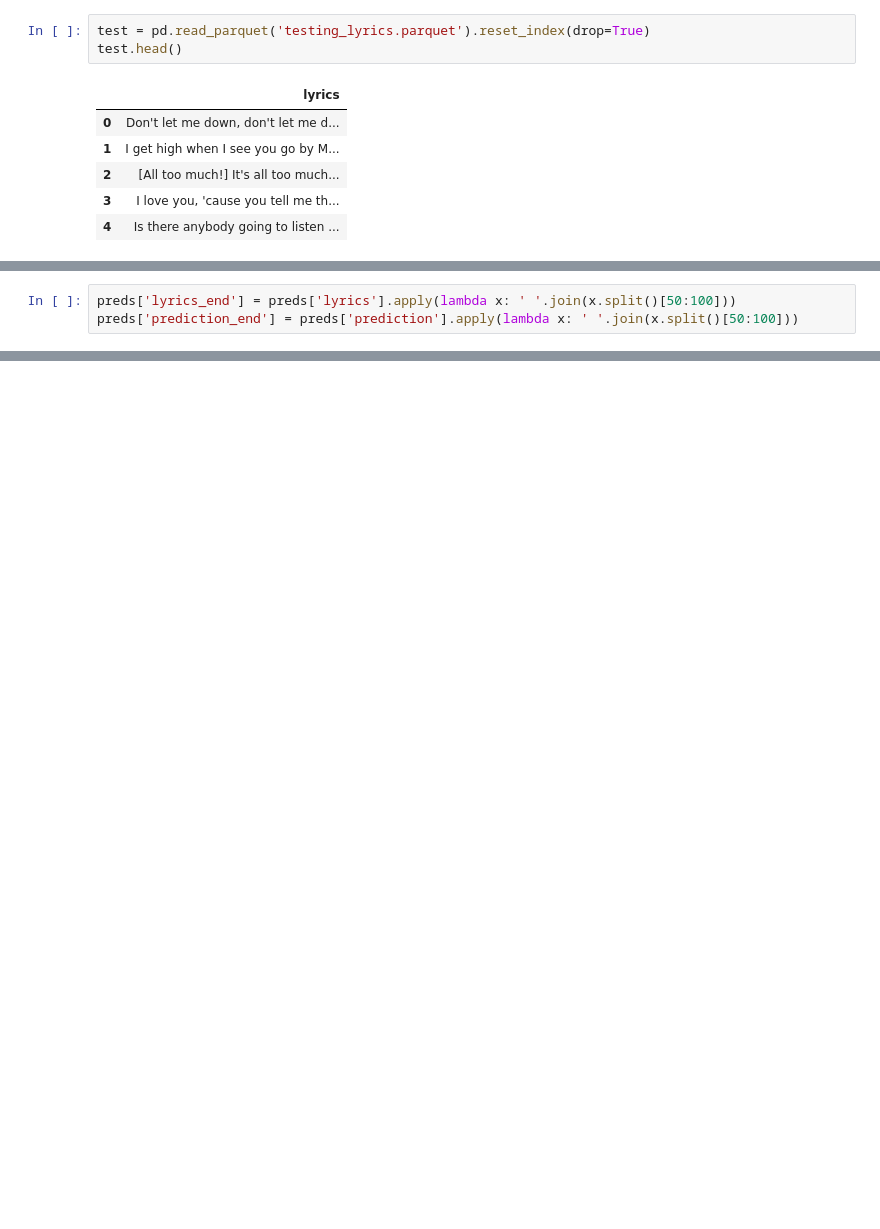
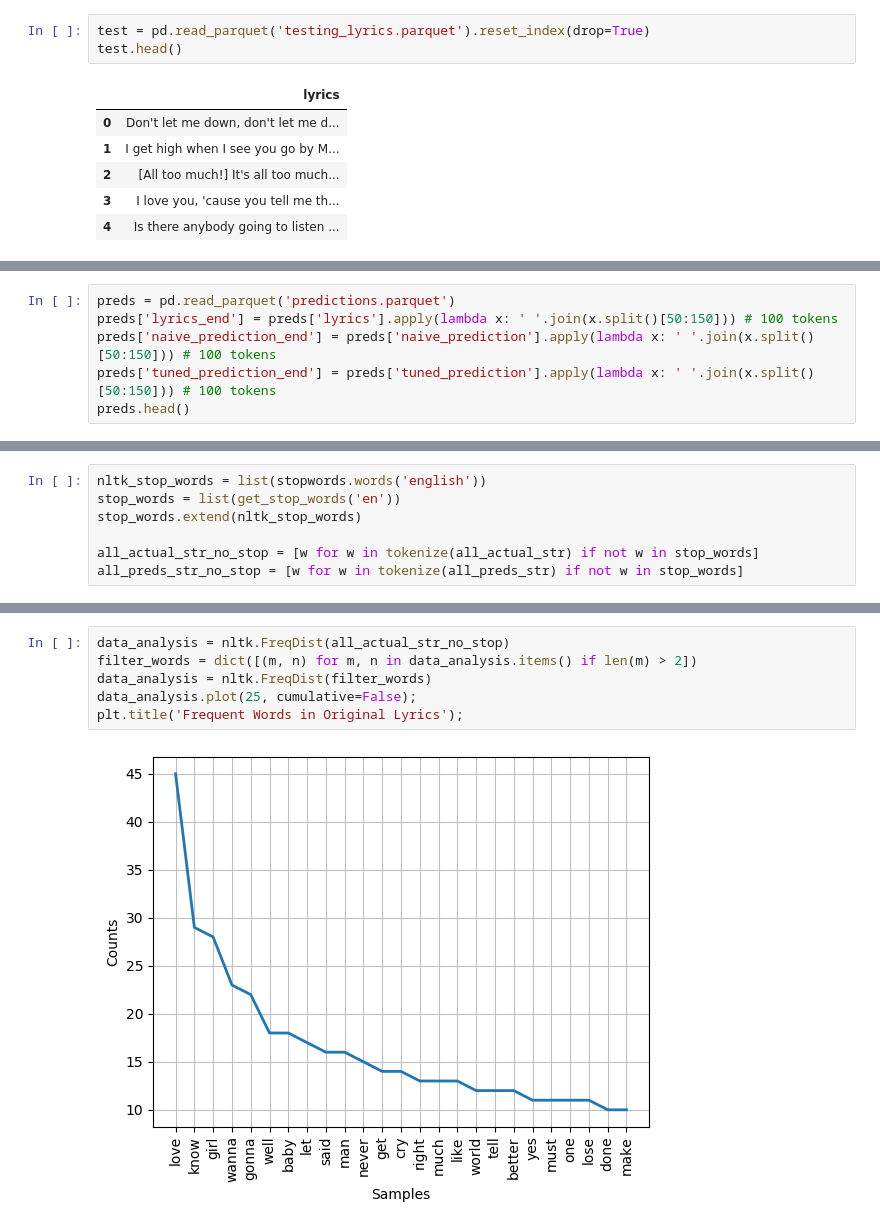
Before and after one commit to khyateed/gpt2-lyric-generation, a Jupyter notebook: evaluation.ipynb, the cells around one changed output, grey strips where cells are left out. Saved outputs shown, nothing was run; the diff lists cells and outputs as text; blank space fills up the shorter version.

Commit message:
added naive model

```diff
--- a/evaluation.ipynb
+++ b/evaluation.ipynb
@@ -59,3 +71,6 @@ preds = pd.read_parquet('predictions.parquet')
 # %%
-preds['lyrics_end'] = preds['lyrics'].apply(lambda x: ' '.join(x.split()[50:100]))
-preds['prediction_end'] = preds['prediction'].apply(lambda x: ' '.join(x.split()[50:100]))
+preds = pd.read_parquet('predictions.parquet')
+preds['lyrics_end'] = preds['lyrics'].apply(lambda x: ' '.join(x.split()[50:150])) # 100 tokens
+preds['naive_prediction_end'] = preds['naive_prediction'].apply(lambda x: ' '.join(x.split()[50:150])) # 100 tokens
+preds['tuned_prediction_end'] = preds['tuned_prediction'].apply(lambda x: ' '.join(x.split()[50:150])) # 100 tokens
+preds.head()
@@ -121,0 +217,7 @@ scores
+# %%
+nltk_stop_words = list(stopwords.words('english'))
+stop_words = list(get_stop_words('en'))
+stop_words.extend(nltk_stop_words)
+
+all_actual_str_no_stop = [w for w in tokenize(all_actual_str) if not w in stop_words]
+all_preds_str_no_stop = [w for w in tokenize(all_preds_str) if not w in stop_words]
@@ -121,0 +232,8 @@ scores
+# %%
+data_analysis = nltk.FreqDist(all_actual_str_no_stop)
+filter_words = dict([(m, n) for m, n in data_analysis.items() if len(m) > 2])
+data_analysis = nltk.FreqDist(filter_words)
+data_analysis.plot(25, cumulative=False);
+plt.title('Frequent Words in Original Lyrics');
+# %% [output]
+[figure, added]
```
Also changed, not shown: parts of 35 cells of this notebook, 2 other files.
